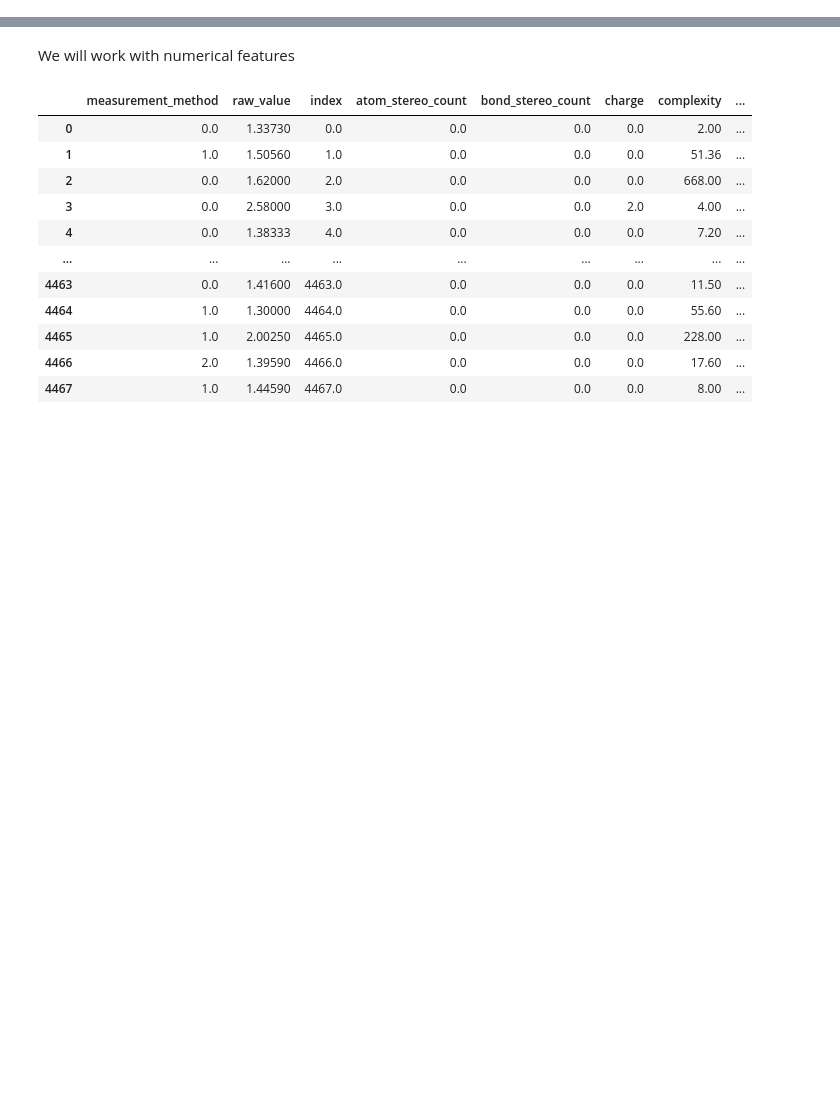
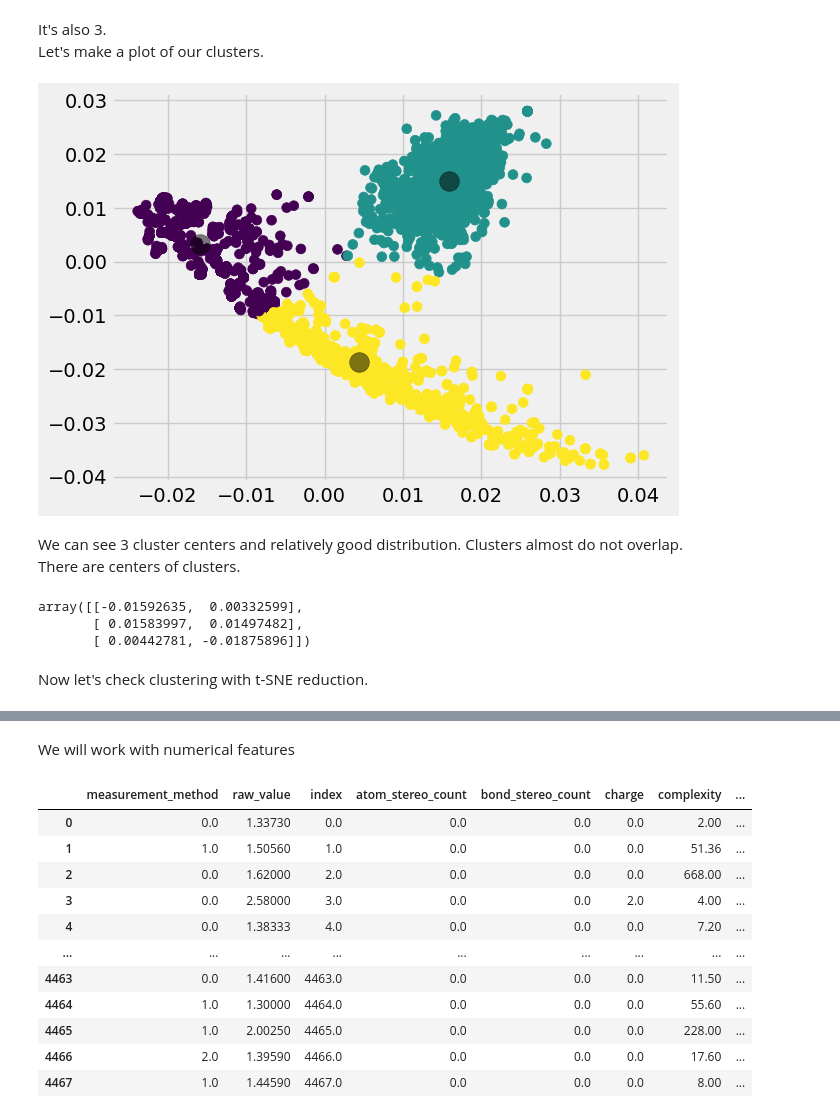
Before and after one commit to wwapper/ML_course, a Jupyter notebook: HW3.ipynb, the cells around one changed output, grey strips where cells are left out. Cells and saved outputs as stored; diff of their text form; code cells hidden in the pictures; blank space fills up the shorter version.

```diff
--- a/HW3.ipynb
+++ b/HW3.ipynb
@@ -8,0 +61,24 @@ df = pd.read_csv('df_after_data_processing.csv')
+# %% [markdown]
+It's also 3.<br>
+Let's make a plot of our clusters.
+# %%
+kmeans = KMeans(n_clusters=3, random_state=0)
+kmeans.fit(X)
+y = kmeans.predict(X)
+plt.scatter(X[:, 0], X[:, 1], c=y, s=50, cmap='viridis')
+centers = kmeans.cluster_centers_
+plt.scatter(centers[:, 0], centers[:, 1], c='black', s=200, alpha=0.5)
+plt.show()
+# %% [output]
+[figure, added]
+# %% [markdown]
+We can see 3 cluster centers and relatively good distribution. Clusters almost do not overlap.<br>
+There are centers of clusters.
+# %%
+kmeans.cluster_centers_
+# %% [output]
+array([[-0.01592635,  0.00332599],
+       [ 0.01583997,  0.01497482],
+       [ 0.00442781, -0.01875896]])
+# %% [markdown]
+Now let's check clustering with t-SNE reduction.
```
Also changed, not shown: parts of 37 cells of this notebook.
